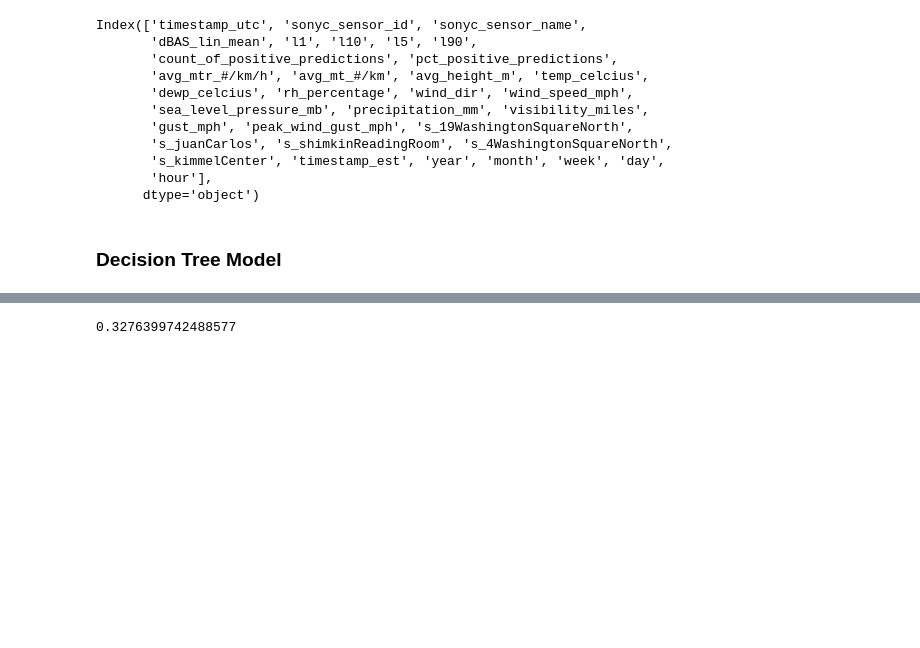
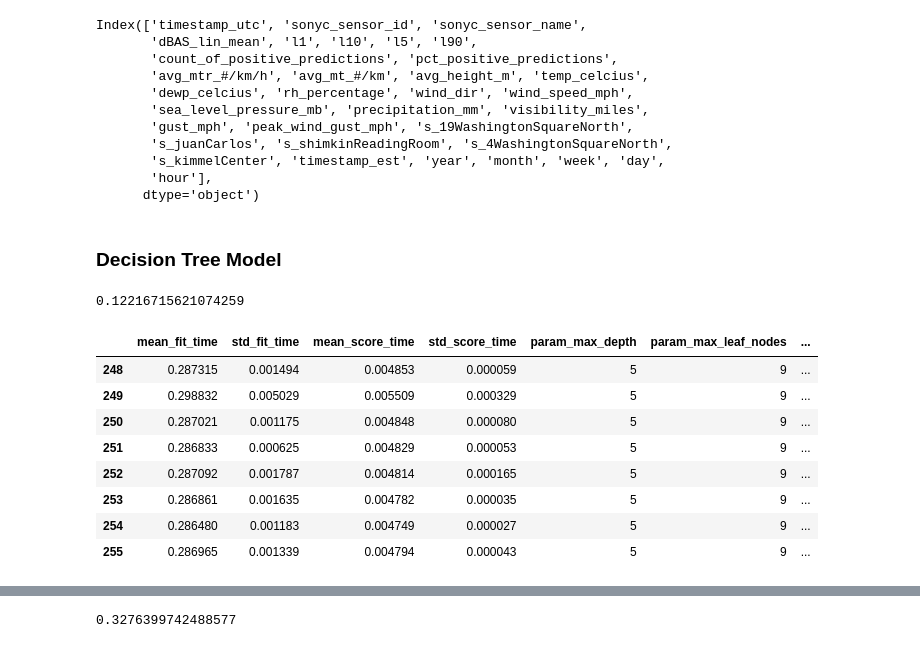
Before and after one commit to meiguan/urban_birds, a Jupyter notebook: model/tree_models.ipynb, the cells around one changed output, grey strips where cells are left out. Drawn from its saved outputs; the diff is of its cells as text; code cells hidden in the pictures; blank space fills up the shorter version.

```diff
--- a/model/tree_models.ipynb
+++ b/model/tree_models.ipynb
@@ -80,4 +80,39 @@ X = df[['dBAS_lin_mean', 'l90',
        'wind_dir', 'wind_speed_mph', 'precipitation_mm', 'visibility_miles',
        'year', 'month', 'week', 'day', 'hour']]
 y = df.pct_positive_predictions
+# %%
+from sklearn.model_selection import train_test_split, GridSearchCV
+from sklearn.metrics import r2_score, make_scorer
+
+X_train, X_test, y_train, y_test = train_test_split(X, y,
+                                                    test_size=0.20, random_state=0)
+# %%
+scoring = make_scorer(r2_score)
+g_cv = GridSearchCV(tree.DecisionTreeRegressor(random_state=0),
+              param_grid={'min_samples_split': range(2, 10),
+                          'max_depth': range(2, 10),
+                          'max_leaf_nodes': range(2, 10)},
+              scoring=scoring, cv=5, refit=True)
+
+g_cv.fit(X_train, y_train)
+g_cv.best_params_
+
+result = g_cv.cv_results_
+#print(result)
+r2_score(y_test, g_cv.best_estimator_.predict(X_test))
+# %% [output]
+0.12216715621074259
+# %%
+result = pd.DataFrame(result)
+result[result.rank_test_score==1]
+# %% [output]
+|  | mean_fit_time | std_fit_time | mean_score_time | std_score_time | param_max_depth | param_max_leaf_nodes | ... |
+| 248 | 0.287315 | 0.001494 | 0.004853 | 0.000059 | 5 | 9 | ... |
+| 249 | 0.298832 | 0.005029 | 0.005509 | 0.000329 | 5 | 9 | ... |
+| 250 | 0.287021 | 0.001175 | 0.004848 | 0.000080 | 5 | 9 | ... |
+| 251 | 0.286833 | 0.000625 | 0.004829 | 0.000053 | 5 | 9 | ... |
+| 252 | 0.287092 | 0.001787 | 0.004814 | 0.000165 | 5 | 9 | ... |
+| 253 | 0.286861 | 0.001635 | 0.004782 | 0.000035 | 5 | 9 | ... |
+| 254 | 0.286480 | 0.001183 | 0.004749 | 0.000027 | 5 | 9 | ... |
+| 255 | 0.286965 | 0.001339 | 0.004794 | 0.000043 | 5 | 9 | ... |
 # %%
```
Also changed, not shown: parts of 3 cells of this notebook, 3 other files.
